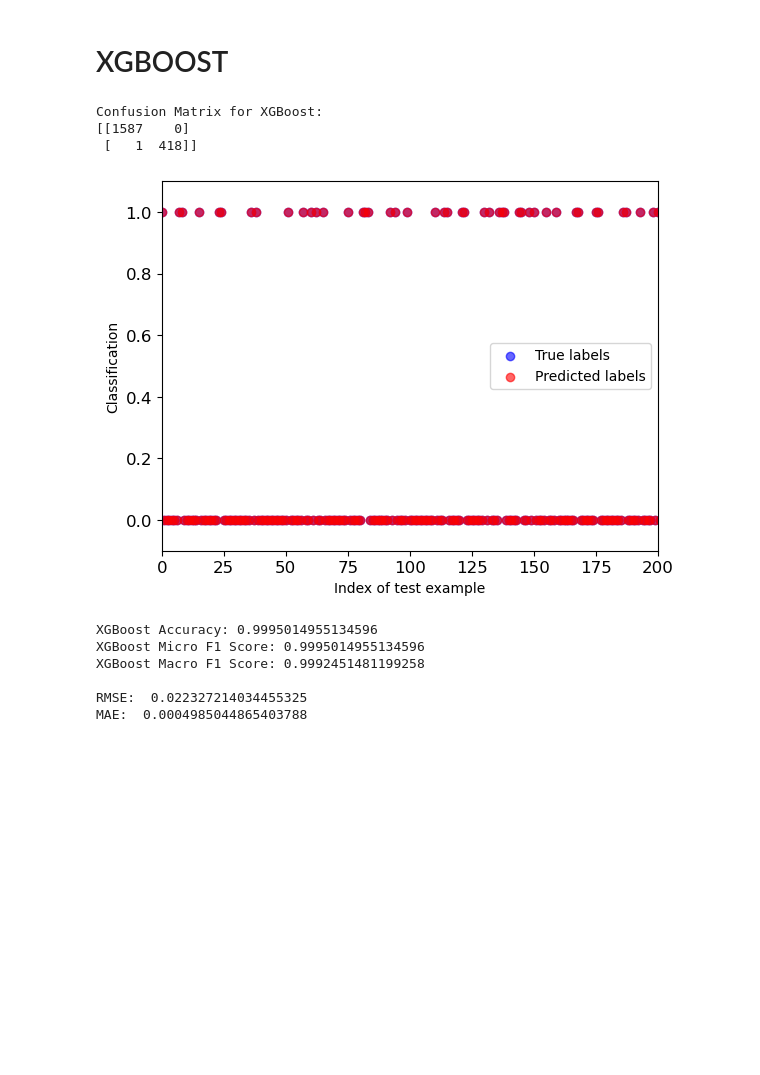
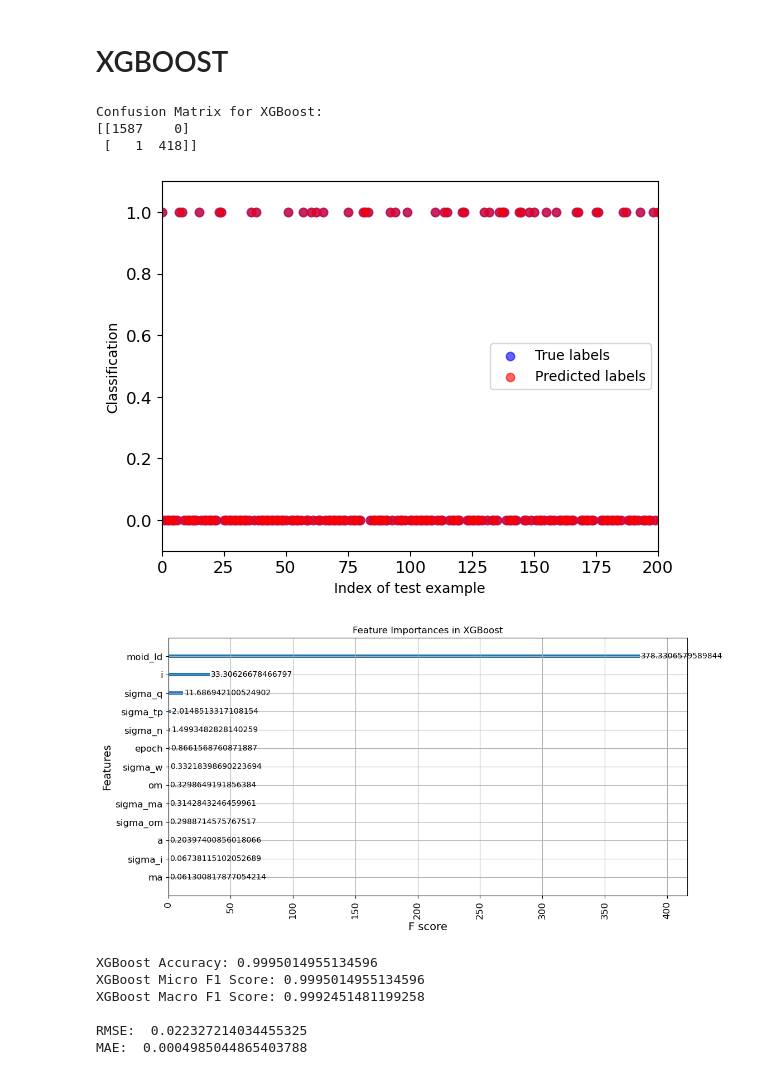
Before and after one commit to trevorsweigart/pha-classification, a Jupyter notebook: pha-classification.ipynb, the cells around one changed output. Drawn from its saved outputs; the diff is of its cells as text; code cells hidden in the pictures; blank space fills up the shorter version.

```diff
--- a/pha-classification.ipynb
+++ b/pha-classification.ipynb
@@ -361,33 +391,48 @@ def xgboost_clf():
 
     cm_xgb = confusion_matrix(y_test, y_pred)
     print("Confusion Matrix for XGBoost:")
     print(cm_xgb)
     print()
 
+    # True value vs prediction scatterplot
     indices = np.arange(len(y_test))
     plt.scatter(indices, y_test, color="blue", label="True labels", alpha=0.6)
     plt.scatter(indices, y_pred, color="red", label="Predicted labels", alpha=0.6)
     plt.xlabel("Index of test example", fontsize=10)
     plt.ylabel("Classification", fontsize=10, rotation=90)
     plt.ylim(-0.1, 1.1)
     plt.xlim(0, 200)
     plt.legend()
+    plt.show()
+
+    xgb_model.get_booster().feature_names = asteroids.drop(columns=['pha', 'neo', 'id']).columns.tolist()
+
+    # Plot the feature importances
+    fig, ax = plt.subplots(figsize=(12, 6))
+    xgb.plot_importance(xgb_model, importance_type='gain', ax=ax)
+    plt.title("Feature Importances in XGBoost")
+
+    # Rotate feature names for better readability
+    for tick in ax.get_xticklabels():
+        tick.set_rotation(90)
+
     plt.show()
 
     return xgb_clf, xgb_accuracy, xgb_microf1, xgb_macrof1, xgb_rmse, xgb_mae
 
 xgb_model, xgb_accuracy, xgb_microf1, xgb_macrof1, xgb_rmse, xgb_mae = xgboost_clf()
 
 print("\nXGBoost Accuracy:", xgb_accuracy)
 print("XGBoost Micro F1 Score:", xgb_microf1)
 print("XGBoost Macro F1 Score:", xgb_macrof1)
 print("\nRMSE: ", xgb_rmse)
 print("MAE: ", xgb_mae)
 # %% [output]
 Confusion Matrix for XGBoost:
 [[1587    0]
  [   1  418]]
 [figure]
+[figure, added]
 XGBoost Accuracy: 0.9995014955134596
 XGBoost Micro F1 Score: 0.9995014955134596
 XGBoost Macro F1 Score: 0.9992451481199258
```
Also changed, not shown: parts of 3 cells of this notebook.
